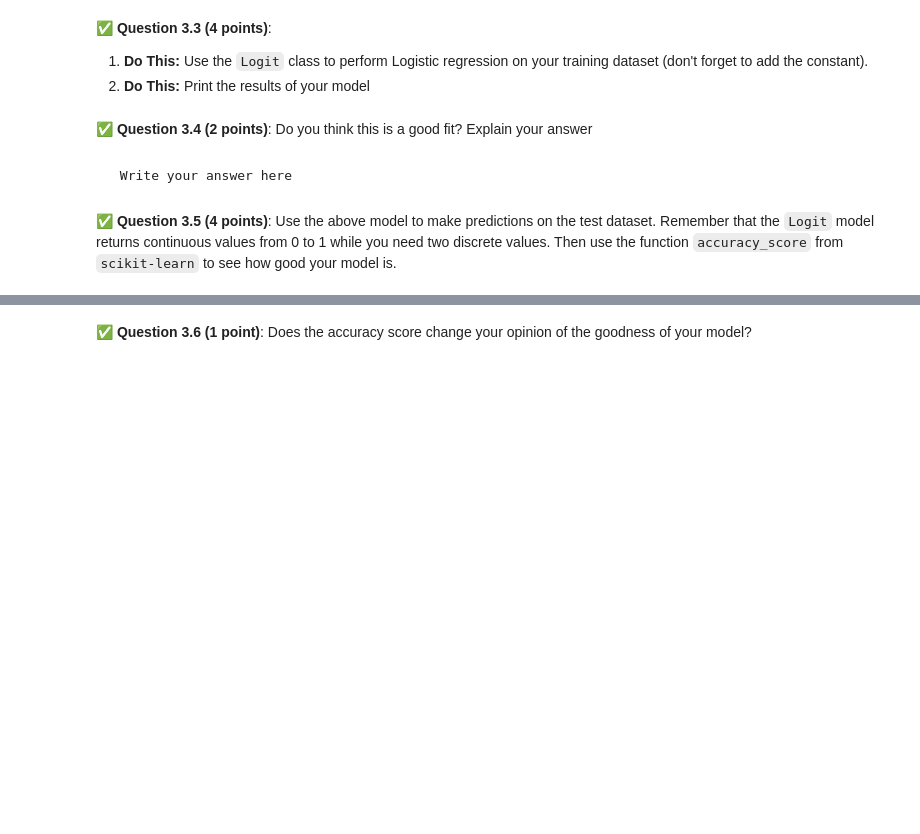
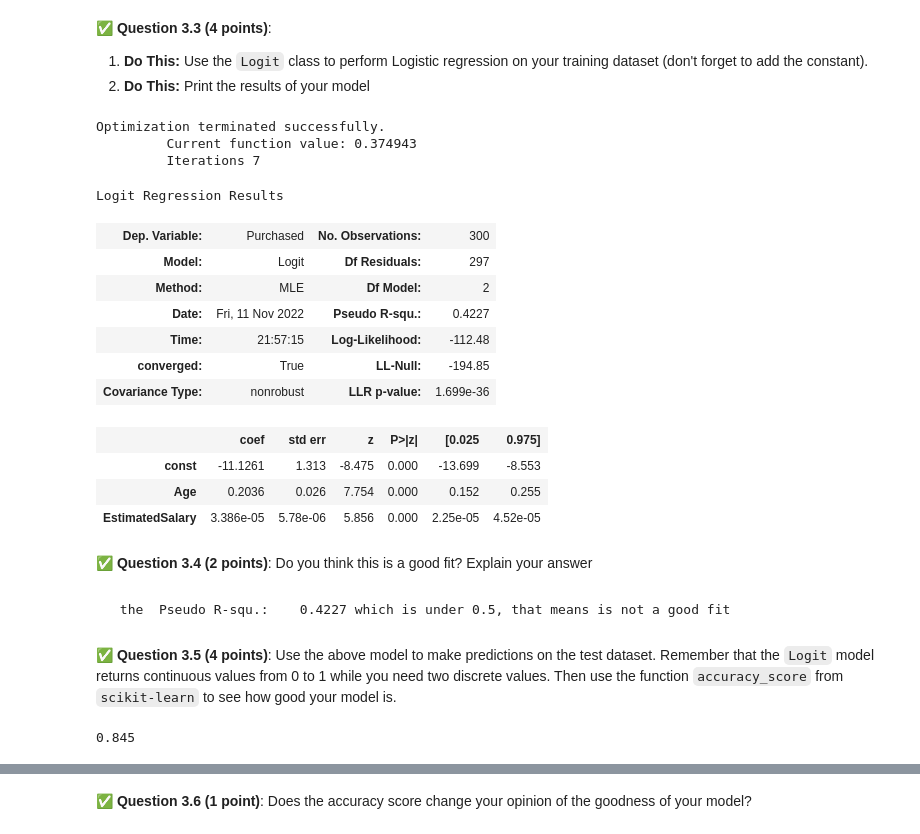
Before and after one commit to Kikuchanw/cmse202-f22-turnin, a Jupyter notebook: hw-04/HW-04_Regression-STUDENT.ipynb, the cells around one changed output, grey strips where cells are left out. Cells and saved outputs as stored; diff of their text form; code cells hidden in the pictures; blank space fills up the shorter version.

```diff
--- a/hw-04/HW-04_Regression-STUDENT.ipynb
+++ b/hw-04/HW-04_Regression-STUDENT.ipynb
@@ -311,9 +329,30 @@ As you can see the dataset has only few columns. The first columns is not useful
 2. **Do This:** Print the results of your model
 # %%
 # Put your code here
+X_traincon = sm.add_constant(X_train)
+log_reg = sm.Logit(y_train, X_traincon).fit()
+# %% [output]
+Optimization terminated successfully.
+         Current function value: 0.374943
+         Iterations 7
+# %%
+log_reg.summary()
+# %% [output]
+Logit Regression Results
+| Dep. Variable: | Purchased | No. Observations: | 300 |
+| Model: | Logit | Df Residuals: | 297 |
+| Method: | MLE | Df Model: | 2 |
+| Date: | Fri, 11 Nov 2022 | Pseudo R-squ.: | 0.4227 |
+| Time: | 21:57:15 | Log-Likelihood: | -112.48 |
+| converged: | True | LL-Null: | -194.85 |
+| Covariance Type: | nonrobust | LLR p-value: | 1.699e-36 |
+|  | coef | std err | z | P>|z| | [0.025 | 0.975] |
+| const | -11.1261 | 1.313 | -8.475 | 0.000 | -13.699 | -8.553 |
+| Age | 0.2036 | 0.026 | 7.754 | 0.000 | 0.152 | 0.255 |
+| EstimatedSalary | 3.386e-05 | 5.78e-06 | 5.856 | 0.000 | 2.25e-05 | 4.52e-05 |
 # %% [markdown]
 &#9989;  **Question 3.4 (2 points)**: Do you think this is a good fit? Explain your answer
-# %% [markdown]
-     Write your answer here
+# %% [markdown]
+     the  Pseudo R-squ.:	0.4227 which is under 0.5, that means is not a good fit
 # %% [markdown]
 &#9989;  **Question 3.5 (4 points)**: Use the above model to make predictions on the test dataset. Remember that the `Logit` model returns continuous values from 0 to 1 while you need two discrete values. Then use the function `accuracy_score` from `scikit-learn` to see how good your model is.
@@ -321,0 +359,13 @@ As you can see the dataset has only few columns. The first columns is not useful
+# %%
+yhat = log_reg.predict(sm.add_constant(ads[['Age','EstimatedSalary']]))
+yhato = []
+for i in yhat:
+    if i > 0.5:
+        i = 1
+        yhato.append(i)
+    else:
+        i = 0
+        yhato.append(i)
+print(accuracy_score(ads['Purchased'],yhato))
+# %% [output]
+0.845
```
Also changed, not shown: parts of 12 cells of this notebook.
